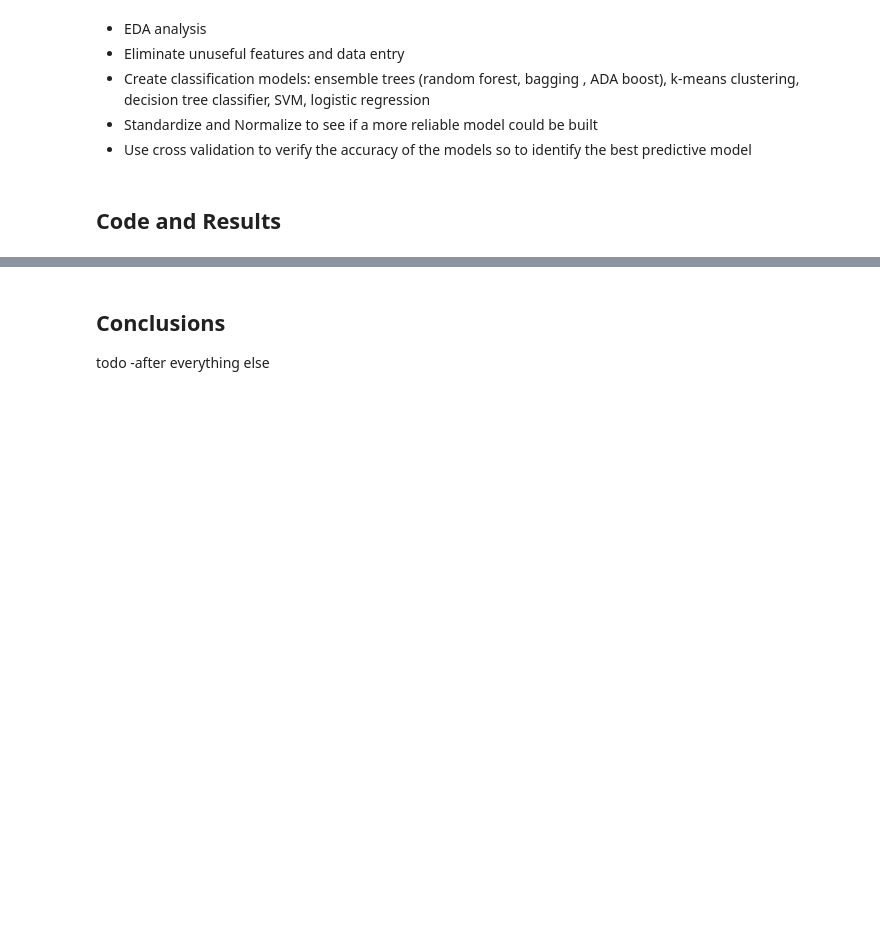
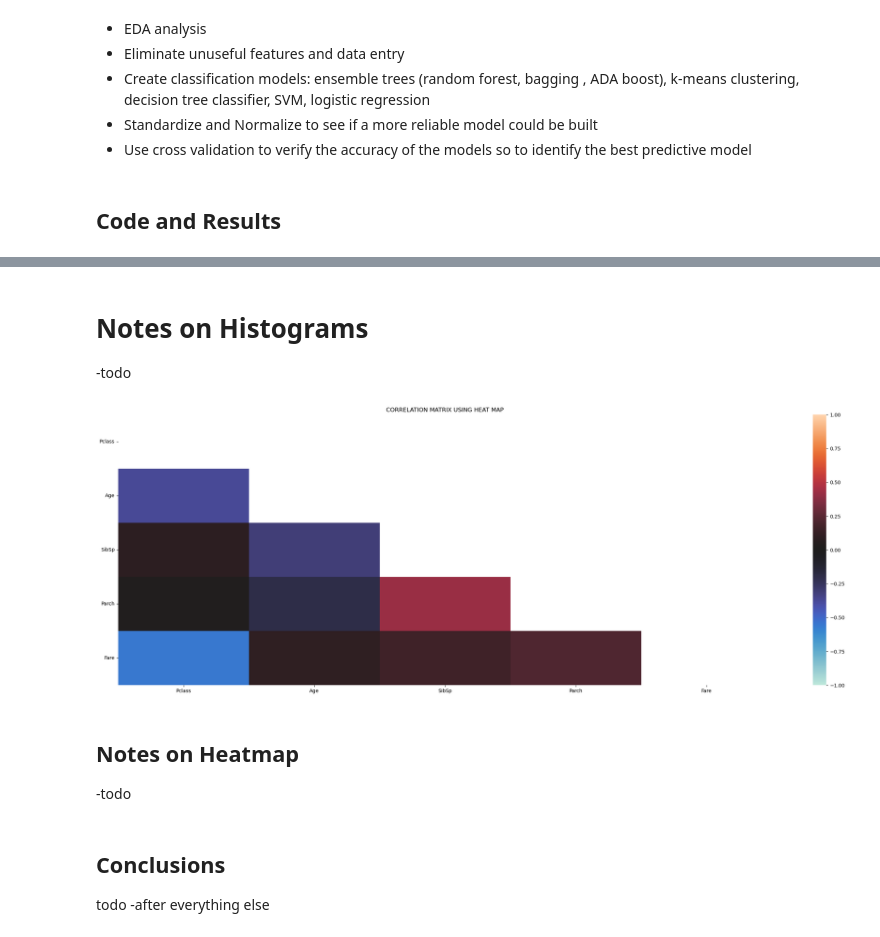
Before and after one commit to aelichung/ml-titanic, a Jupyter notebook: CIS053 Final - ML titanic.ipynb, the cells around one changed output, grey strips where cells are left out. Drawn from its saved outputs; the diff is of its cells as text; code cells hidden in the pictures; blank space fills up the shorter version.

```diff
--- a/CIS053 Final - ML titanic.ipynb
+++ b/CIS053 Final - ML titanic.ipynb
@@ -71,3 +98,25 @@ x_train, x_test, y_train, y_test = train_test_split(x, y, test_size=0.20)
+# %% [markdown]
+# Notes on Histograms
+-todo
+# %%
+## correlation heatmap
+import seaborn as sns
+import numpy as np
+
+x_heatmap = x.drop(['Sex', 'Ticket', 'Cabin', 'Embarked'], axis=1)
+plt.figure(figsize=(30,10))
+corMat = x_heatmap.corr(method="pearson")
+mask_upper = np.triu(corMat)
+sns.heatmap(corMat, annot=True, vmin = -1, vmax = 1, center = 0, mask = mask_upper)
+plt.yticks(rotation=0)
+plt.xticks(rotation=0)
+plt.title("CORRELATION MATRIX USING HEAT MAP")
+plt.show()
+# %% [output]
+[figure, added]
+# %% [markdown]
+## Notes on Heatmap
+-todo
 # %% [markdown]
 ## Conclusions
 todo -after everything else
```
Also changed, not shown: parts of 3 cells of this notebook.
